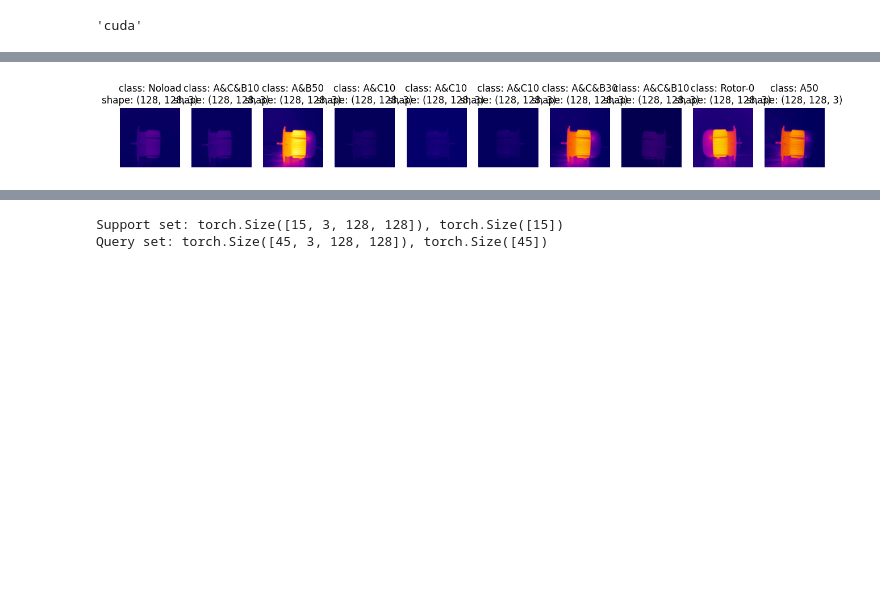
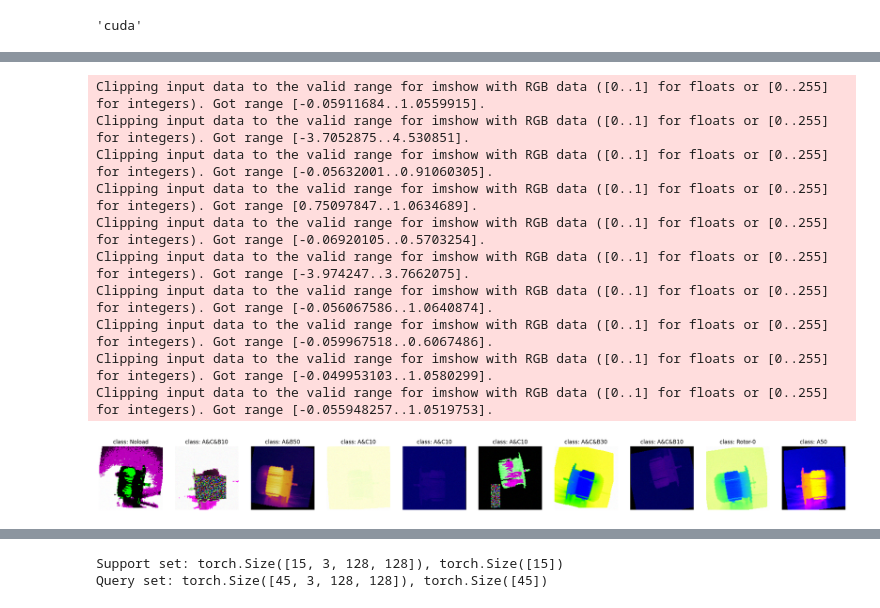
Before and after one commit to waellejmi/few-shot-thermal-fault-classification, a Jupyter notebook: data_testing.ipynb, the cells around one changed output, grey strips where cells are left out. Drawn from its saved outputs; the diff is of its cells as text; code cells hidden in the pictures; blank space fills up the shorter version.

```diff
--- a/data_testing.ipynb
+++ b/data_testing.ipynb
@@ -11,8 +29,8 @@ device
 # %%
 from modular.data_setup import  setup_fsl_train_test_dataloaders
-data_path = Path("data/")
+from modular.data_aug import thermal_train_strong_transform
 
-train_loader, test_loader, fsl_dataset,(train_n_way, test_n_way) = setup_fsl_train_test_dataloaders(data_path,train_episodes=400,test_episodes=300,n_way=5,k_shot=3,q_query=9)
+train_loader, test_loader, fsl_dataset,(train_n_way, test_n_way) = setup_fsl_train_test_dataloaders(data_path,transform=thermal_train_strong_transform,train_episodes=400,test_episodes=300,n_way=5,k_shot=3,q_query=9)
 
 len(fsl_dataset), len(fsl_dataset.classes), fsl_dataset.class_to_idx, fsl_dataset[0][0].shape, fsl_dataset[0][1] , train_n_way,test_n_way
 # %% [output]
@@ -47,9 +65,20 @@ Classes with counts: [(2, 42), (3, 31), (5, 34), (7, 35), (8, 28)]
  5)
 # %%
 from modular.utils import display_random_images
-display_random_images(fsl_dataset, classes=fsl_dataset.classes, n=10, display_shape=True, seed=42)
+
+display_random_images(fsl_dataset, classes=fsl_dataset.classes, n=10, display_shape=False, seed=42)
 # %% [output]
+Clipping input data to the valid range for imshow with RGB data ([0..1] for floats or [0..255] for integers). Got range [-0.05911684..1.0559915].
+Clipping input data to the valid range for imshow with RGB data ([0..1] for floats or [0..255] for integers). Got range [-3.7052875..4.530851].
+Clipping input data to the valid range for imshow with RGB data ([0..1] for floats or [0..255] for integers). Got range [-0.05632001..0.91060305].
+Clipping input data to the valid range for imshow with RGB data ([0..1] for floats or [0..255] for integers). Got range [0.75097847..1.0634689].
+Clipping input data to the valid range for imshow with RGB data ([0..1] for floats or [0..255] for integers). Got range [-0.06920105..0.5703254].
+Clipping input data to the valid range for imshow with RGB data ([0..1] for floats or [0..255] for integers). Got range [-3.974247..3.7662075].
+Clipping input data to the valid range for imshow with RGB data ([0..1] for floats or [0..255] for integers). Got range [-0.056067586..1.0640874].
+Clipping input data to the valid range for imshow with RGB data ([0..1] for floats or [0..255] for integers). Got range [-0.059967518..0.6067486].
+Clipping input data to the valid range for imshow with RGB data ([0..1] for floats or [0..255] for integers). Got range [-0.049953103..1.0580299].
+Clipping input data to the valid range for imshow with RGB data ([0..1] for floats or [0..255] for integers). Got range [-0.055948257..1.0519753].
-[figure, old version]
+[figure, new version]
 # %%
 from modular import model_builder
 model = model_builder.Resnet18(embedding_dim=256)
```
Also changed, not shown: parts of 1 cell of this notebook, 10 other files.
